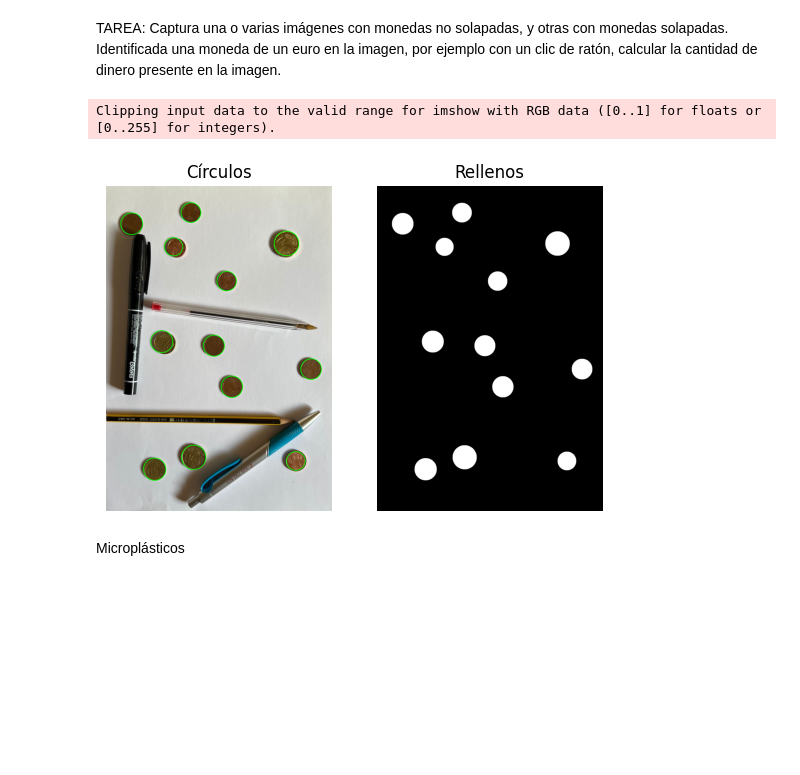
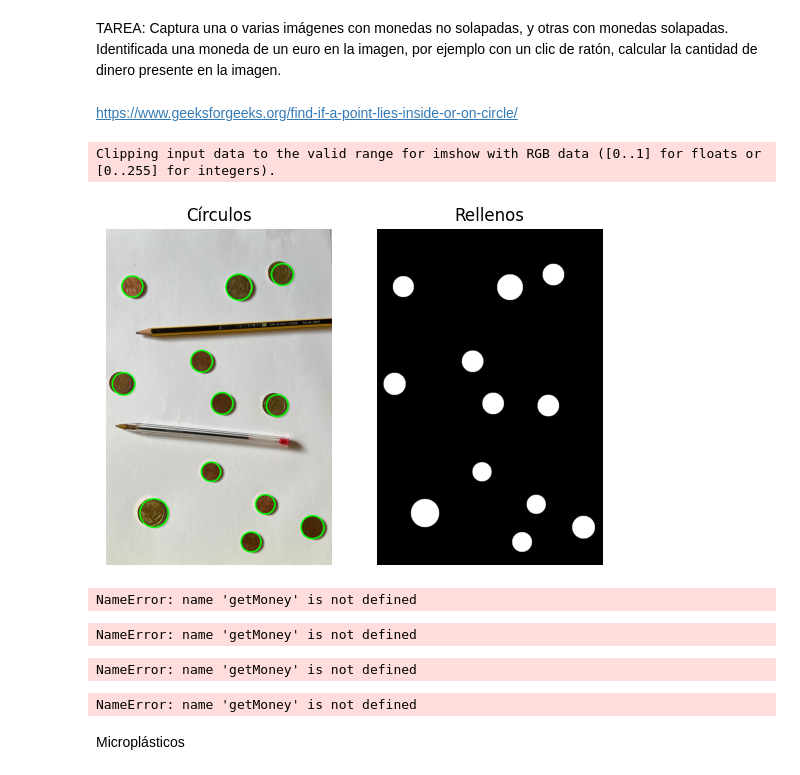
Before and after one commit to raulmat19/Vision-por-Computador, a Jupyter notebook: Práctica 3/VC_P3.ipynb, the cells around one changed output. Cells and saved outputs as stored; diff of their text form; code cells hidden in the pictures; blank space fills up the shorter version.

Commit message:
P3 - Task 2 w/o money count

```diff
--- a/Práctica 3/VC_P3.ipynb
+++ b/Práctica 3/VC_P3.ipynb
@@ -296,5 +341,18 @@ TAREA: Captura una o varias imágenes con monedas no solapadas, y otras con mone
+# %% [markdown]
+https://www.geeksforgeeks.org/find-if-a-point-lies-inside-or-on-circle/
+# %%
+def checkCircles(x, y, circles):
+
+    img = img_copy.copy()
+
+    for circle in circles[0]:
+        circle_x, circle_y, circle_radio = circle
+        if ((x - circle_x)**2) + ((y - circle_y)**2) <= circle_radio**2:
+            cv2.circle(img, (int(circle_x), int(circle_y)), int(circle_radio),(0, 0, 255), 3)
+            return (img, 1, circle)
+
+    return (img, 0, None)
 # %%
-# of the points clicked on the image
 def click_event(event, x, y, flags, params):
 
     # checking for left mouse clicks
@@ -302,11 +360,16 @@ def click_event(event, x, y, flags, params):
 
         # displaying the coordinates
         # on the Shell
-        print(x, ' ', y)
+        #print(x, ' ', y)
         # displaying the coordinates
         # on the image window
-        font = cv2.FONT_HERSHEY_SIMPLEX
-        cv2.putText(img, str(x) + ',' +
-                    str(y), (x,y), font,
-                    0.7, (255, 0, 0), 2)
-        cv2.imshow('image', img)
+        #font = cv2.FONT_HERSHEY_SIMPLEX
+        #cv2.putText(img, str(x) + ',' +
+                    #str(y), (x,y), font,
+                    #0.7, (255, 0, 0), 2)
+        #cv2.imshow('image', img)
+
+        res, status, euro = checkCircles(x, y, img_circles)
+        if status == 1:
+            getMoney(img_circles, euro)
+        cv2.imshow('image', res)
@@ -357,30 +376,32 @@ def get_draw_contours(image):
 # %%
 # Main code
 
 # Reading image
-self_img = cv2.imread('prueba_foto1.jpg')
+self_img = cv2.imread('prueba_foto2.jpg')
 
 # Get and draw coin contours
-img = get_draw_contours(self_img.copy())
-
-scale_percent = 29.296875
-img = cv2.resize(img, (int(img.shape[1] * scale_percent / 100), int(img.shape[0] * scale_percent / 100)), interpolation = cv2.INTER_AREA)
+img, img_circles = get_draw_contours(self_img.copy())
+img_copy = img.copy()
 
 # displaying the image
 cv2.imshow('image', img)
 
 # setting mouse handler for the image
 # and calling the click_event() function
 cv2.setMouseCallback('image', click_event)
 # wait for a key to be pressed to exit
 while cv2.waitKey(20) != 27:
     continue
 
 # close the window
 cv2.destroyAllWindows()
 # %% [output]
 Clipping input data to the valid range for imshow with RGB data ([0..1] for floats or [0..255] for integers).
-[figure, old version]
+[figure, new version]
+NameError: name 'getMoney' is not defined
+NameError: name 'getMoney' is not defined
+NameError: name 'getMoney' is not defined
+NameError: name 'getMoney' is not defined
 # %% [markdown]
 Microplásticos
 # %%
```
Also changed, not shown: parts of 3 cells of this notebook, 3 other files.
